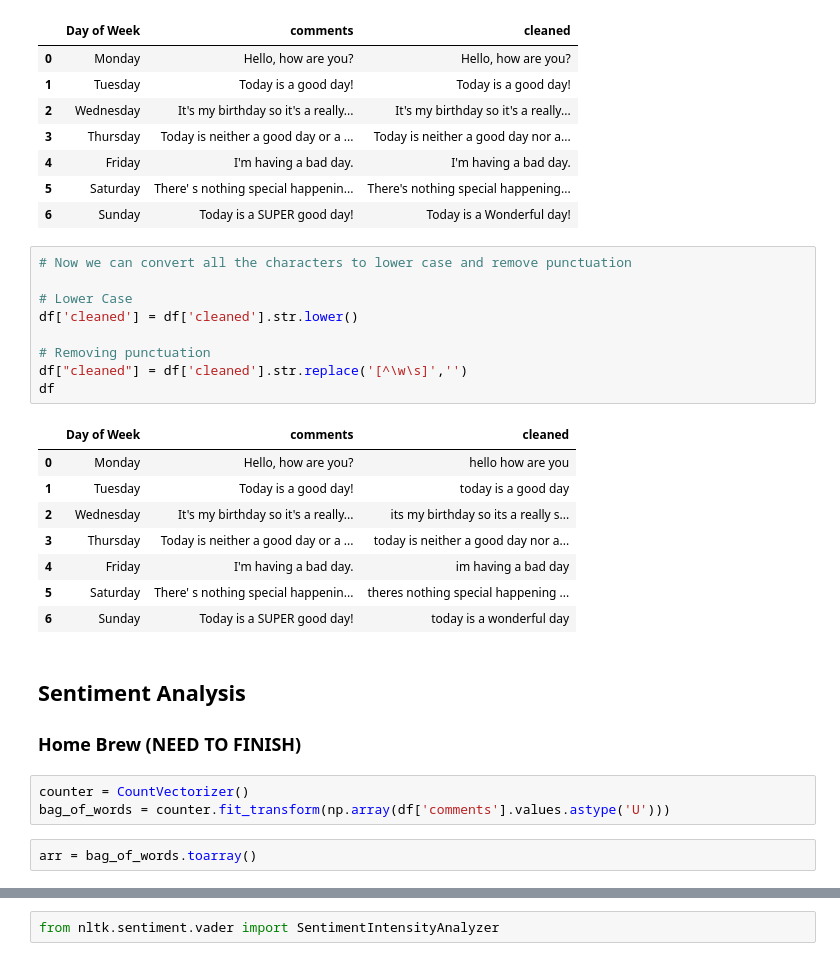
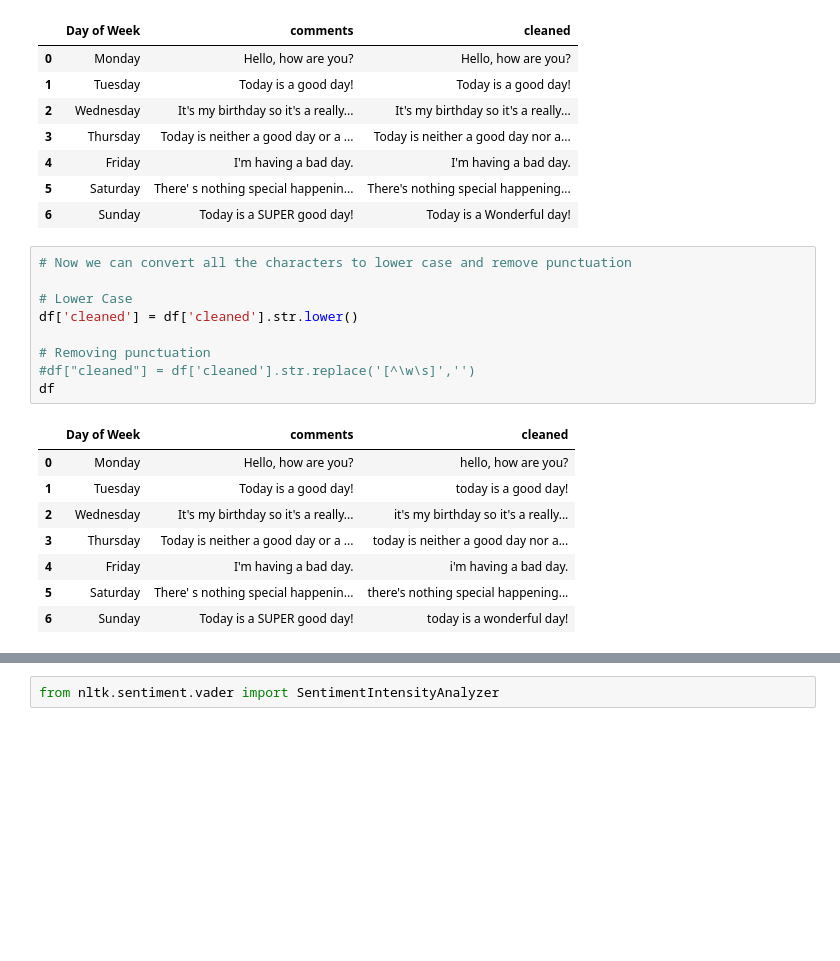
Before and after one commit to MichaelHotaling/DSC-Classes, a Jupyter notebook: DSC550/Week 4/Assignment 4.ipynb, the cells around one changed output, grey strips where cells are left out. Cells and saved outputs as stored; diff of their text form; blank space fills up the shorter version.

```diff
--- a/DSC550/Week 4/Assignment 4.ipynb
+++ b/DSC550/Week 4/Assignment 4.ipynb
@@ -55,26 +57,18 @@ df
 # %%
 # Now we can convert all the characters to lower case and remove punctuation
 
 # Lower Case
 df['cleaned'] = df['cleaned'].str.lower()
 
 # Removing punctuation
-df["cleaned"] = df['cleaned'].str.replace('[^\w\s]','')
+#df["cleaned"] = df['cleaned'].str.replace('[^\w\s]','')
 df
 # %% [output]
 |  | Day of Week | comments | cleaned |
-| 0 | Monday | Hello, how are you? | hello how are you |
-| 1 | Tuesday | Today is a good day! | today is a good day |
-| 2 | Wednesday | It's my birthday so it's a really... | its my birthday so its a really s... |
+| 0 | Monday | Hello, how are you? | hello, how are you? |
+| 1 | Tuesday | Today is a good day! | today is a good day! |
+| 2 | Wednesday | It's my birthday so it's a really... | it's my birthday so it's a really... |
 | 3 | Thursday | Today is neither a good day or a ... | today is neither a good day nor a... |
-| 4 | Friday | I'm having a bad day. | im having a bad day |
-| 5 | Saturday | There' s nothing special happenin... | theres nothing special happening ... |
-| 6 | Sunday | Today is a SUPER good day! | today is a wonderful day |
+| 4 | Friday | I'm having a bad day. | i'm having a bad day. |
+| 5 | Saturday | There' s nothing special happenin... | there's nothing special happening... |
+| 6 | Sunday | Today is a SUPER good day! | today is a wonderful day! |
-# %% [markdown]
-## Sentiment Analysis
-### Home Brew (NEED TO FINISH)
-# %%
-counter = CountVectorizer()
-bag_of_words = counter.fit_transform(np.array(df['comments'].values.astype('U')))
-# %%
-arr = bag_of_words.toarray()
```
Also changed, not shown: parts of 44 cells of this notebook.
